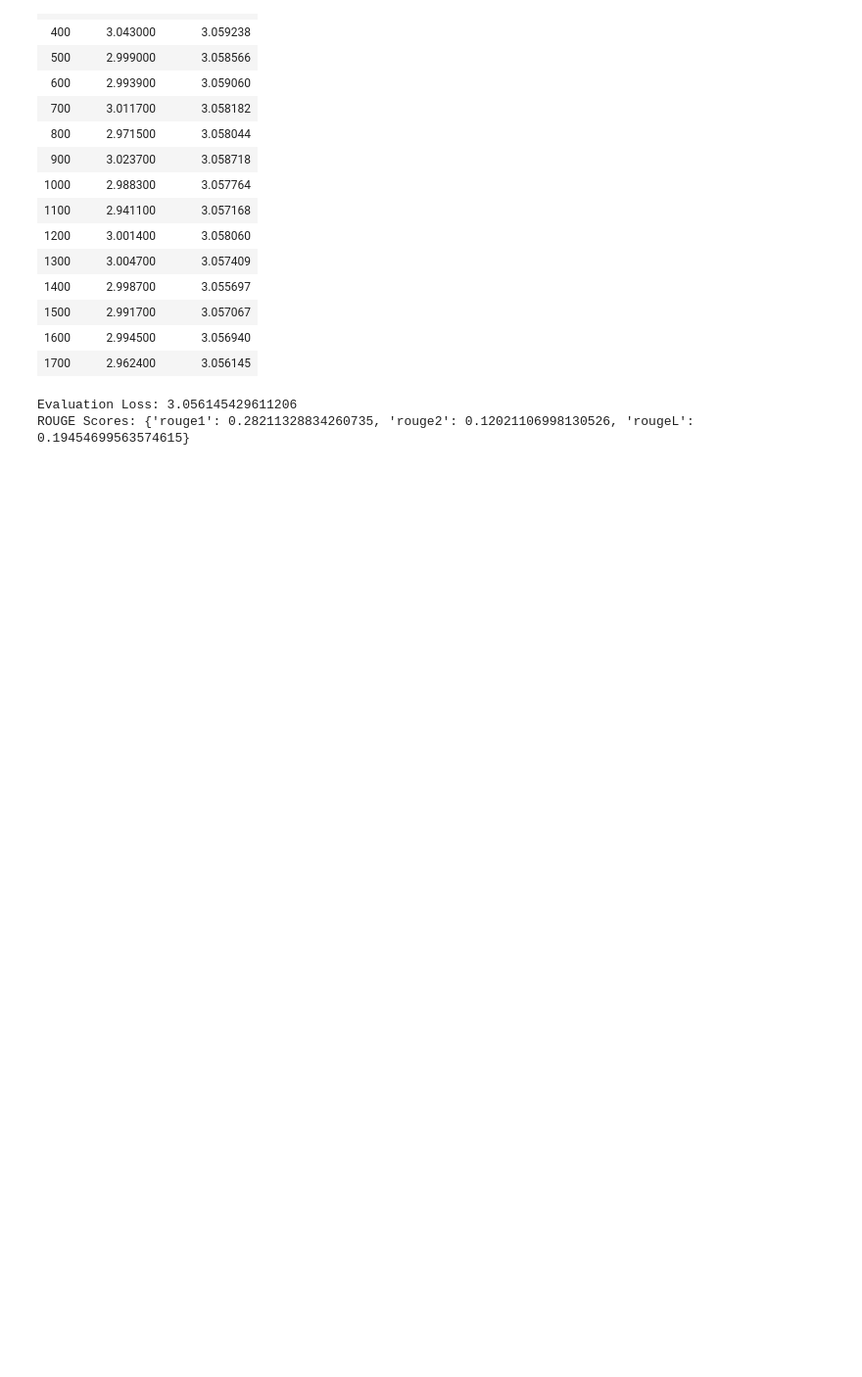
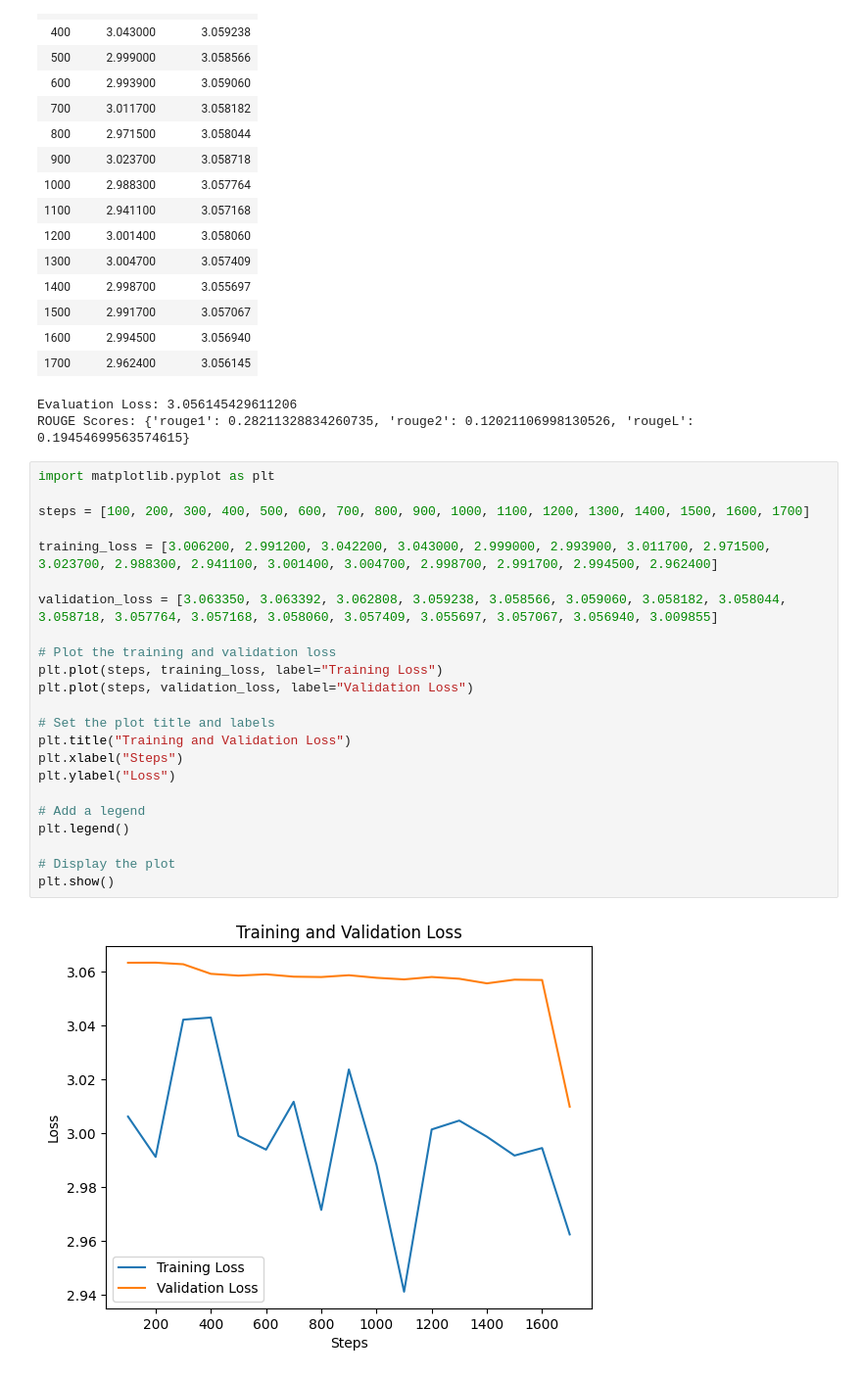
Before and after one commit to oops-moment/SEM7_IIITH, a Jupyter notebook: ANLP/Assignment-3/ANLP_LORA_FINAL-4.ipynb, the cells around one changed output. Shown at 98% size. Drawn from its saved outputs; the diff is of its cells as text; blank space fills up the shorter version.

```diff
--- a/ANLP/Assignment-3/ANLP_LORA_FINAL-4.ipynb
+++ b/ANLP/Assignment-3/ANLP_LORA_FINAL-4.ipynb
@@ -249,3 +249,28 @@ evaluate_model()
 | 1700 | 2.962400 | 3.056145 |
 Evaluation Loss: 3.056145429611206
 ROUGE Scores: {'rouge1': 0.28211328834260735, 'rouge2': 0.12021106998130526, 'rougeL': 0.19454699563574615}
+# %%
+import matplotlib.pyplot as plt
+
+steps = [100, 200, 300, 400, 500, 600, 700, 800, 900, 1000, 1100, 1200, 1300, 1400, 1500, 1600, 1700]
+
+training_loss = [3.006200, 2.991200, 3.042200, 3.043000, 2.999000, 2.993900, 3.011700, 2.971500, 3.023700, 2.988300, 2.941100, 3.001400, 3.004700, 2.998700, 2.991700, 2.994500, 2.962400]
+
+validation_loss = [3.063350, 3.063392, 3.062808, 3.059238, 3.058566, 3.059060, 3.058182, 3.058044, 3.058718, 3.057764, 3.057168, 3.058060, 3.057409, 3.055697, 3.057067, 3.056940, 3.009855]
+
+# Plot the training and validation loss
+plt.plot(steps, training_loss, label="Training Loss")
+plt.plot(steps, validation_loss, label="Validation Loss")
+
+# Set the plot title and labels
+plt.title("Training and Validation Loss")
+plt.xlabel("Steps")
+plt.ylabel("Loss")
+
+# Add a legend
+plt.legend()
+
+# Display the plot
+plt.show()
+# %% [output]
+[figure, added]
```
Also changed, not shown: 1 other file.
